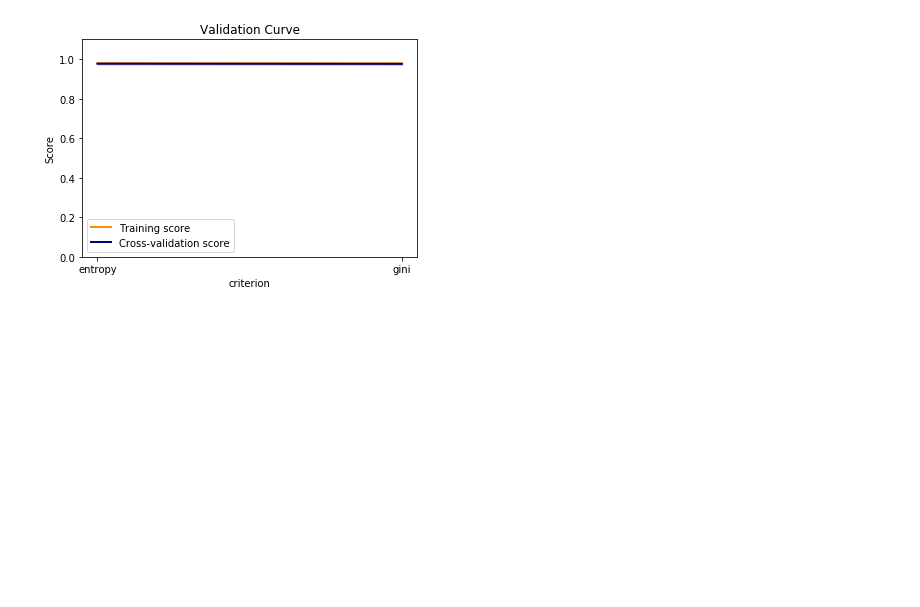
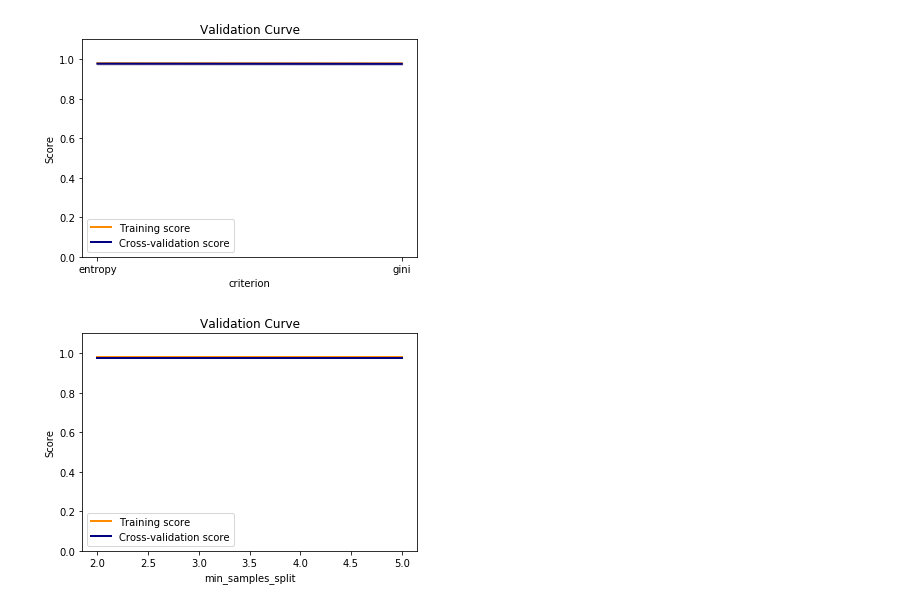
Before and after one commit to pparr/ml-supervised-learning, a Jupyter notebook: tuning/DT_gridsearch_pulsar.ipynb, the cells around one changed output. Saved outputs shown, nothing was run; the diff lists cells and outputs as text; code cells hidden in the pictures; blank space fills up the shorter version.

```diff
--- a/tuning/DT_gridsearch_pulsar.ipynb
+++ b/tuning/DT_gridsearch_pulsar.ipynb
@@ -107,2 +124,6 @@ plot_model_complexity_analysis(clf, 'criterion', ['entropy', 'gini'], x_train, y
 # %% [output]
 [figure]
+# %%
+plot_model_complexity_analysis(clf, 'min_samples_split', [2, 3, 4, 5], 'DT_pulsar', x_train, y_train)
+# %% [output]
+[figure, added]
```
Also changed, not shown: parts of 11 cells of this notebook, 20 other files.
